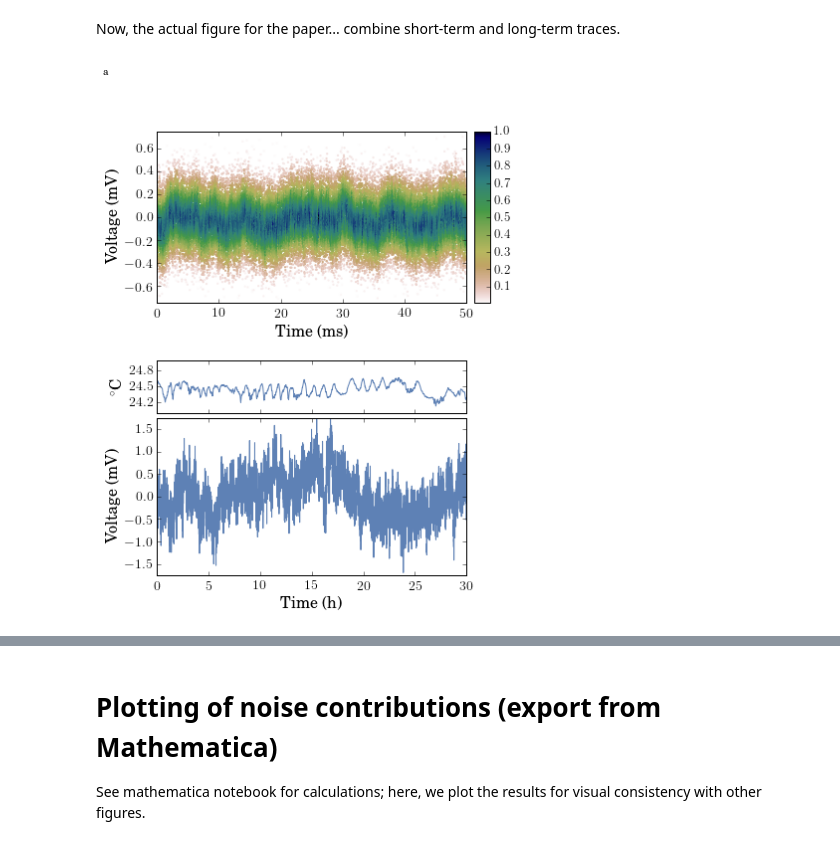
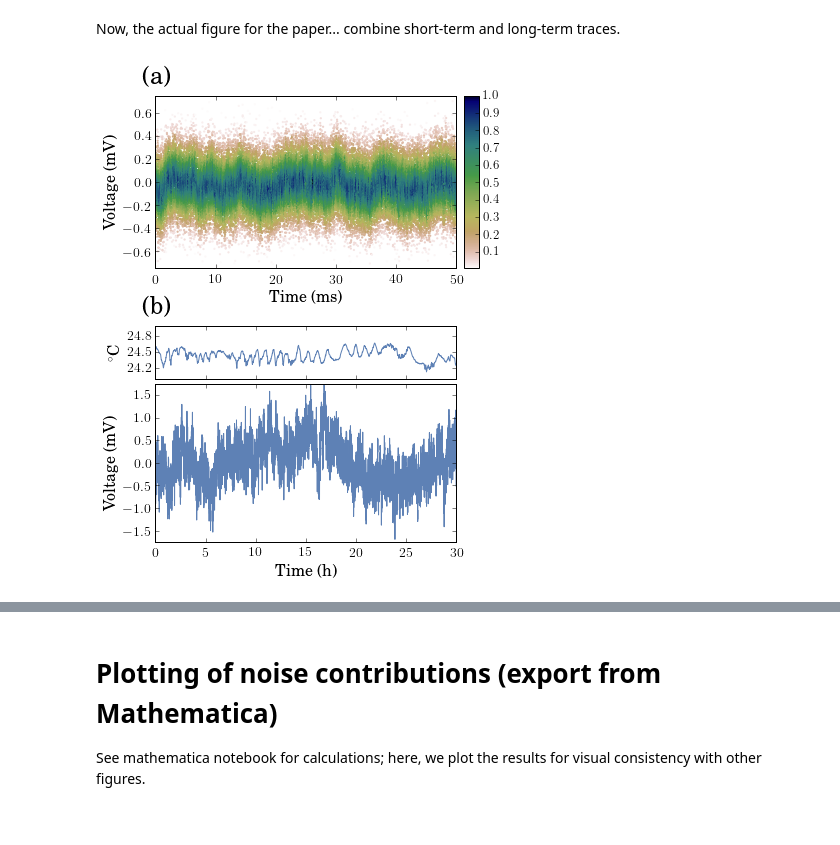
Before and after one commit to npisenti/piezo, a Jupyter notebook: calc/NoiseAnalysisFinal.ipynb, the cells around one changed output, grey strips where cells are left out. Saved outputs shown, nothing was run; the diff lists cells and outputs as text; code cells hidden in the pictures.

Commit message:
WERB comments; submission version

```diff
--- a/calc/NoiseAnalysisFinal.ipynb
+++ b/calc/NoiseAnalysisFinal.ipynb
@@ -309,12 +314,12 @@ c = c/np.max(c) # Renorm to 0-1
 short_t = np.linspace(0, 50, len(y))
 
 
-
 # plotting...
 matplotlib.rc('axes', prop_cycle=color_cycle)
 
 f = plt.figure()
 f.set_size_inches((6,8))
+
 
 gs = gridspec.GridSpec(2, 2, height_ratios=[1,3], width_ratios=[20, 1])
 gs_top = gridspec.GridSpec(1, 2, width_ratios=[20, 1])
@@ -336,33 +341,37 @@ ax_V.set_xlim([0,30])
 ax_V.yaxis.set_ticks(np.linspace(-1.5,1.5,7))
 ax_V.tick_params(labelsize=14)
 
 ax_temp.set_ylabel('$^\circ$C', fontsize=16)
 ax_temp.plot(temp.rolling(20).mean())
 
 #ax_temp.set_ylim([22.9, 23.9])
 ax_temp.set_ylim([24, 25])
 ax_temp.yaxis.set_ticks(np.linspace(24.2,24.8,3))
 ax_temp.tick_params(labelsize=14)
 
 
 cnorm = matplotlib.colors.Normalize(vmin=np.min(c), vmax = np.max(c))
 sc = ax_short.scatter(short_t, y, c=c, s=5, edgecolors='', cmap='gist_earth_r', norm=cnorm)
 ax_short.set_xlim(0, 50)
 ax_short.set_ylim(-0.75, 0.75)
 ax_short.set_ylabel("Voltage (mV)", fontsize=16)
 ax_short.set_xlabel("Time (ms)", fontsize=16)
 ax_short.tick_params(labelsize=14)
 
 
 f.colorbar(sc, cax=color_ax)
 color_ax.tick_params(labelsize=13)
 
 gs.update(top=0.5, hspace=0.05, wspace = 0.05)
 gs_top.update(bottom=0.6, wspace = 0.05)
-f.text(0, 1, 'a')
+f.text(.12, .92, '(a)', fontsize=24)
+f.text(.12, .52, '(b)', fontsize=24)
+
+plt.gcf().subplots_adjust(left=0.15)
 
 #plt.savefig('../fig/TimeDomain.pdf')
-#plt.savefig('../fig/TimeDomain.png', dpi=300)
+plt.savefig('../fig/TimeDomain.png', dpi=300)
+plt.savefig('../submission/TimeDomain.eps', format='eps', dpi=300)
 plt.show()
 # %% [output]
-[figure, old version]
+[figure, new version]
```
Also changed, not shown: parts of 5 cells of this notebook, 10 other files.
